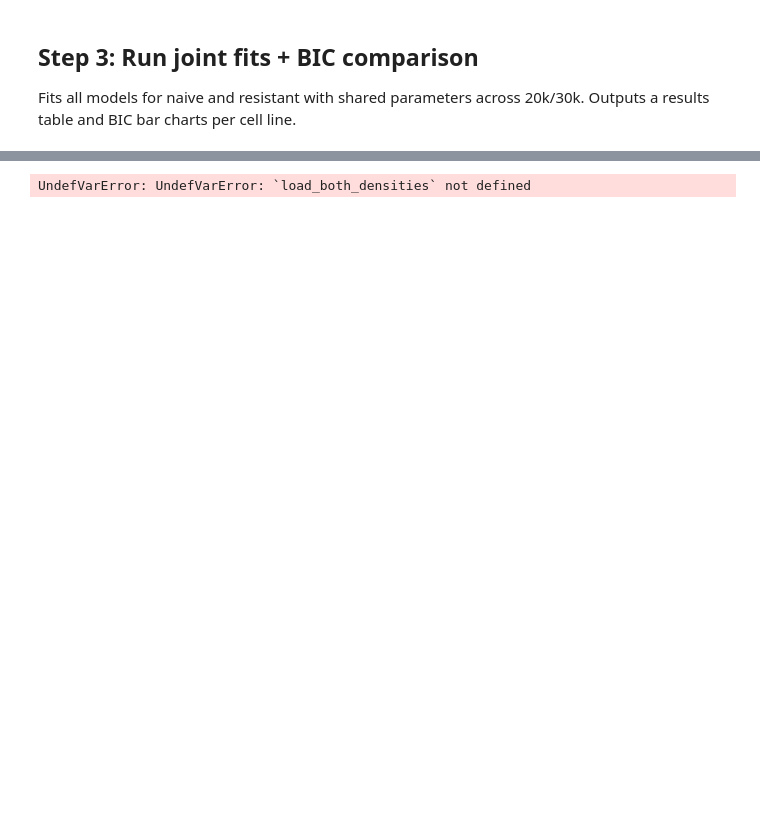
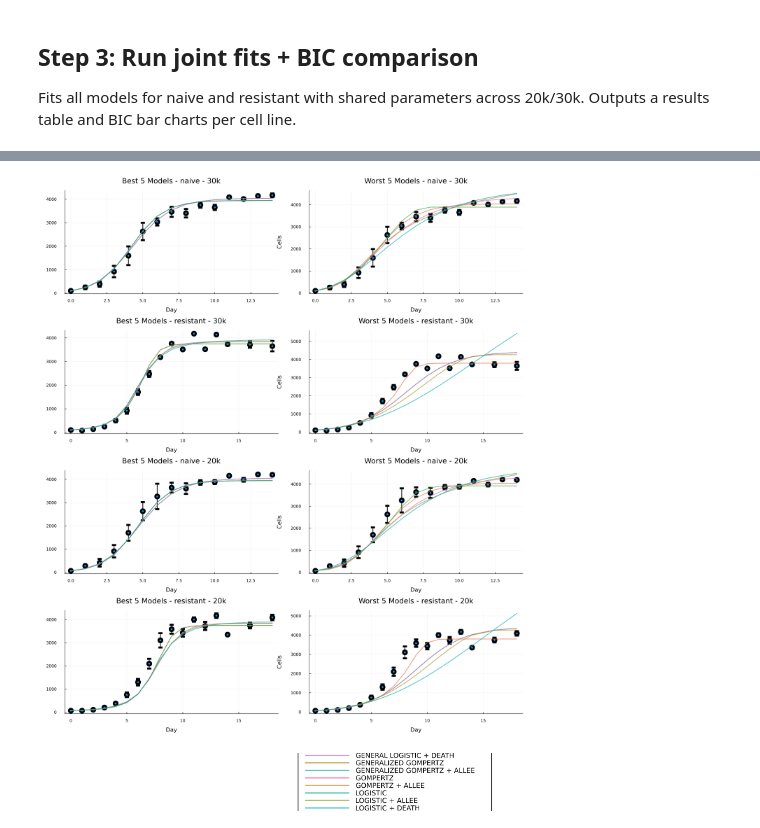
Before and after one commit to kadinelbak/CancerGrowthDynamics, a Jupyter notebook: Modelling Data Notebooks/Untreated MonoCulture/GrowthParameterEstimation_quicktest.ipynb, the cells around one changed output, grey strips where cells are left out. Drawn from its saved outputs; the diff is of its cells as text; code cells hidden in the pictures; blank space fills up the shorter version.

```diff
--- a/Modelling Data Notebooks/Untreated MonoCulture/GrowthParameterEstimation_quicktest.ipynb
+++ b/Modelling Data Notebooks/Untreated MonoCulture/GrowthParameterEstimation_quicktest.ipynb
@@ -419,8 +418,8 @@ function plot_fits_from_csv(cell_line::String; density::String)
     worst5 = sub[max(1, nrow(sub)-4):nrow(sub), :]
 
     # Plot best 5
+    title_best = "Best 5 Models - $(cell_line) - $(density)"
     plt_best = scatter(x, y; yerror=yerr, label="data", markersize=6, markerstrokewidth=2, xlabel="Day", ylabel="Cells", title=title_best, legend=false)
-    plt_best = scatter(x, y; label="data", markersize=6, markerstrokewidth=2, xlabel="Day", ylabel="Cells", title=title_best, legend=false)
 
     for row in eachrow(best5)
         model_name = row.model
@@ -434,8 +433,8 @@ function plot_fits_from_csv(cell_line::String; density::String)
     end
 
     # Plot worst 5
+    title_worst = "Worst 5 Models - $(cell_line) - $(density)"
     plt_worst = scatter(x, y; yerror=yerr, label="data", markersize=6, markerstrokewidth=2, xlabel="Day", ylabel="Cells", title=title_worst, legend=false)
-    plt_worst = scatter(x, y; label="data", markersize=6, markerstrokewidth=2, xlabel="Day", ylabel="Cells", title=title_worst, legend=false)
 
     for row in eachrow(worst5)
         model_name = row.model
@@ -448,31 +447,32 @@ function plot_fits_from_csv(cell_line::String; density::String)
         plot!(plt_worst, x, pred; label=row.title, linewidth=2, alpha=0.7)
     end
 
     return plt_best, plt_worst
 end
 
 # Generate all 8 plots (4 environments × 2 plots each)
 naive30_best, naive30_worst = plot_fits_from_csv("naive"; density="30k")
 resistant30_best, resistant30_worst = plot_fits_from_csv("resistant"; density="30k")
 naive20_best, naive20_worst = plot_fits_from_csv("naive"; density="20k")
 resistant20_best, resistant20_worst = plot_fits_from_csv("resistant"; density="20k")
 
 # Combine all plots with shared legend at bottom
 all_plots = [naive30_best, naive30_worst, resistant30_best, resistant30_worst,
              naive20_best, naive20_worst, resistant20_best, resistant20_worst]
 
 # Create a dummy plot for the legend
 legend_labels = vcat(["data"], sort(results_csv_df[results_csv_df.cell_line .== "naive", :].title))
 legend_plot = plot(legend=:inside, framestyle=:none, showaxis=false, grid=false, size=(1200, 100))
 for (i, lbl) in enumerate(legend_labels)
     if lbl == "data"
         scatter!(legend_plot, [NaN], [NaN]; label=lbl, markersize=6, markerstrokewidth=2)
     else
         plot!(legend_plot, [NaN], [NaN]; label=lbl, linewidth=2, alpha=0.7)
     end
 end
 
 display(plot(all_plots...; layout=(4, 2), size=(1400, 1600)))
 display(legend_plot)
 # %% [output]
-UndefVarError: UndefVarError: `load_both_densities` not defined
+[figure, added]
+[figure, added]
```
Also changed, not shown: parts of 3 cells of this notebook, 2 other files.
